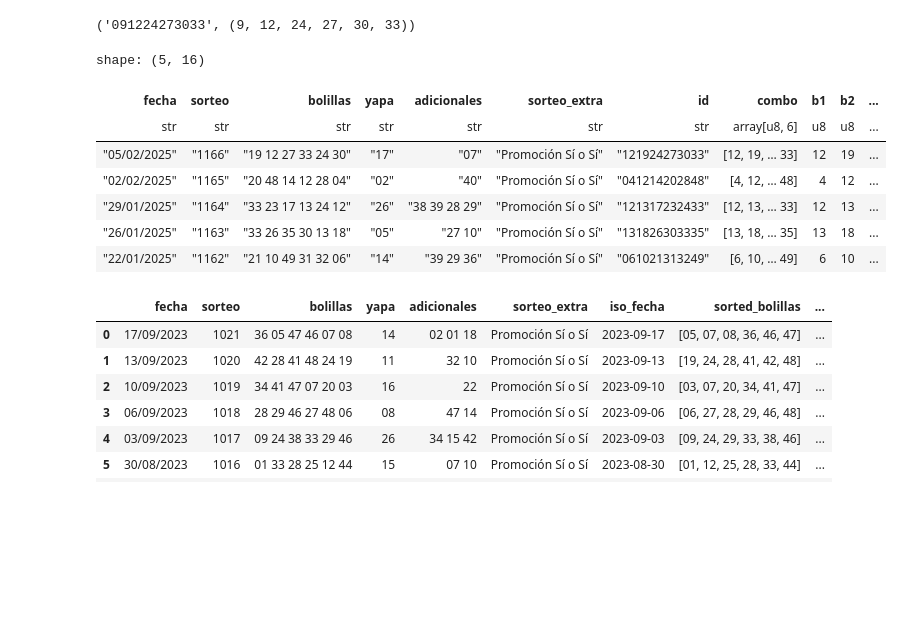
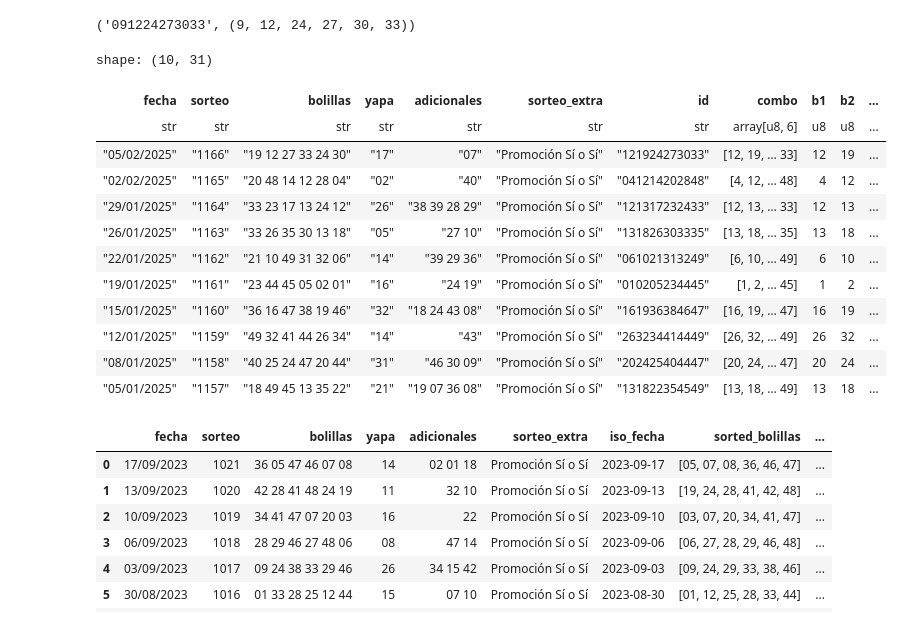
Before and after one commit to coins5/tinkapp.v4, a Jupyter notebook: explore_bolillas_v2.ipynb, the cells around one changed output. Saved outputs shown, nothing was run; the diff lists cells and outputs as text; code cells hidden in the pictures; blank space fills up the shorter version.

Commit message:
WIP: shared values

```diff
--- a/explore_bolillas_v2.ipynb
+++ b/explore_bolillas_v2.ipynb
@@ -101,13 +122,4 @@ def calculate_right_scores(combo):
 # %%
-# url = 'https://resultados.intralot.com.pe/i.do?m=historico&t=0&s=41'
-url = 'https://resultados.latinka.com.pe/i.do?m=historico&t=0&s=41'
-# response = requests.get(url, verify=False)
-response = requests.get(url)
-soup = BeautifulSoup(response.text, 'html.parser')
-
-historico = soup.find(id = 'historico')
-rows = historico.find_all('tr')
-
 lst = []
 for row in rows:
   cols = [data.text.strip() for data in row.find_all('td')]
@@ -121,39 +133,62 @@ for row in rows:
   cols.append(is_rare)
   cols.append(reason)
 
+  left_scores = calculate_left_scores(bolillas_int)
+  right_scores = calculate_right_scores(bolillas_int)
+  lr_scores = [round(left + right, 4) for left, right in zip(left_scores, right_scores)]
+  row_score = round(sum(lr_scores), 4)
+
+  shared_values = list(set(left_scores[1:5]) & set(right_scores[1:5]))
+  cols.extend([round(score, 4) for score in left_scores])
+  cols.extend([round(score, 4) for score in right_scores])
+  # cols.extend(lr_scores)
+  cols.append(shared_values)
+  cols.append(len(shared_values))
+  cols.append(row_score)
+
   lst.append(cols)
 
 with open('./tinkache.json', 'w') as file:
   json.dump(lst, file)
 
 dfRows = pl.DataFrame(
   lst,
   schema=[
     'fecha', 'sorteo', 'bolillas', 'yapa', 'adicionales', 'sorteo_extra',
     'id', 'combo', 'b1', 'b2', 'b3', 'b4', 'b5', 'b6',
-    'is_rare_combination', 'reason'
+    'is_rare_combination', 'reason',
+    "score_left_b1", "score_left_b2", "score_left_b3", "score_left_b4", "score_left_b5", "score_left_b6",
+    "score_r8_b1", "score_r8_b2", "score_r8_b3", "score_r8_b4", "score_r8_b5", "score_r8_b6",
+    # "score_lr_b1", "score_lr_b2", "score_lr_b3", "score_lr_b4", "score_lr_b5", "score_lr_b6",
+    "shared_values", "shared_values_count",
+    "score_row"
   ],
   schema_overrides={
     'combo': pl.Array(pl.UInt8, 6),
     'b1': pl.UInt8,
     'b2': pl.UInt8,
     'b3': pl.UInt8,
     'b4': pl.UInt8,
     'b5': pl.UInt8,
     'b6': pl.UInt8
   },
   orient='row'
 )
-dfRows.head(5)
+dfRows.head(10)
 # %% [output]
-shape: (5, 16)
+shape: (10, 31)
 | fecha | sorteo | bolillas | yapa | adicionales | sorteo_extra | id | combo | b1 | b2 | ... |
 | str | str | str | str | str | str | str | array[u8, 6] | u8 | u8 | ... |
 | "05/02/2025" | "1166" | "19 12 27 33 24 30" | "17" | "07" | "Promoción Sí o Sí" | "121924273033" | [12, 19, … 33] | 12 | 19 | ... |
 | "02/02/2025" | "1165" | "20 48 14 12 28 04" | "02" | "40" | "Promoción Sí o Sí" | "041214202848" | [4, 12, … 48] | 4 | 12 | ... |
 | "29/01/2025" | "1164" | "33 23 17 13 24 12" | "26" | "38 39 28 29" | "Promoción Sí o Sí" | "121317232433" | [12, 13, … 33] | 12 | 13 | ... |
 | "26/01/2025" | "1163" | "33 26 35 30 13 18" | "05" | "27 10" | "Promoción Sí o Sí" | "131826303335" | [13, 18, … 35] | 13 | 18 | ... |
 | "22/01/2025" | "1162" | "21 10 49 31 32 06" | "14" | "39 29 36" | "Promoción Sí o Sí" | "061021313249" | [6, 10, … 49] | 6 | 10 | ... |
+| "19/01/2025" | "1161" | "23 44 45 05 02 01" | "16" | "24 19" | "Promoción Sí o Sí" | "010205234445" | [1, 2, … 45] | 1 | 2 | ... |
+| "15/01/2025" | "1160" | "36 16 47 38 19 46" | "32" | "18 24 43 08" | "Promoción Sí o Sí" | "161936384647" | [16, 19, … 47] | 16 | 19 | ... |
+| "12/01/2025" | "1159" | "49 32 41 44 26 34" | "14" | "43" | "Promoción Sí o Sí" | "263234414449" | [26, 32, … 49] | 26 | 32 | ... |
+| "08/01/2025" | "1158" | "40 25 24 47 20 44" | "31" | "46 30 09" | "Promoción Sí o Sí" | "202425404447" | [20, 24, … 47] | 20 | 24 | ... |
+| "05/01/2025" | "1157" | "18 49 45 13 35 22" | "21" | "19 07 36 08" | "Promoción Sí o Sí" | "131822354549" | [13, 18, … 49] | 13 | 18 | ... |
 # %%
 PRIME_NUMBERS = [2, 3, 5, 7, 11, 13, 17, 19, 23, 29, 31, 37, 41, 43, 47, 53, 59]
 def isoFecha (row):
```
Also changed, not shown: parts of 4 cells of this notebook, 1 other file.
